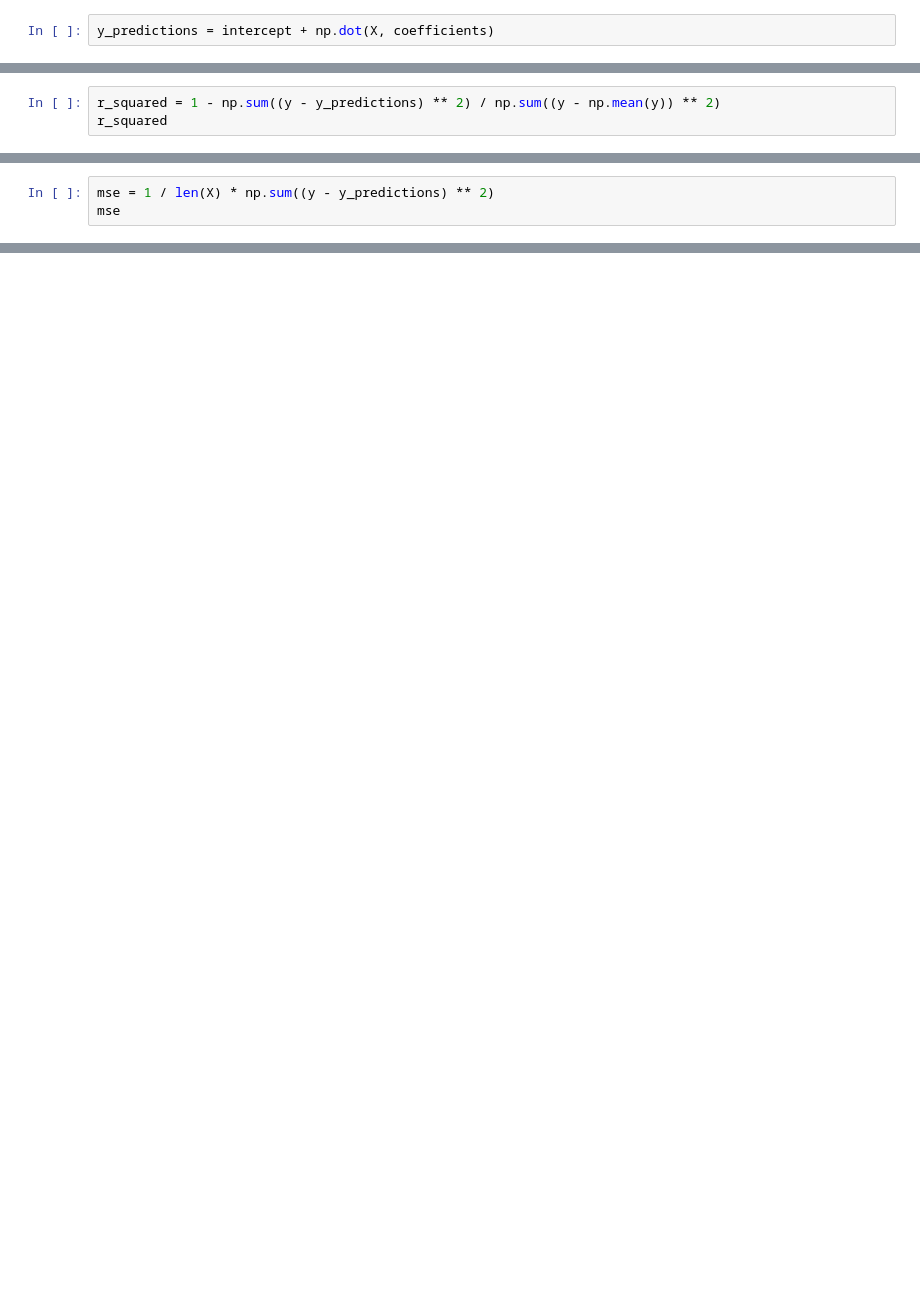
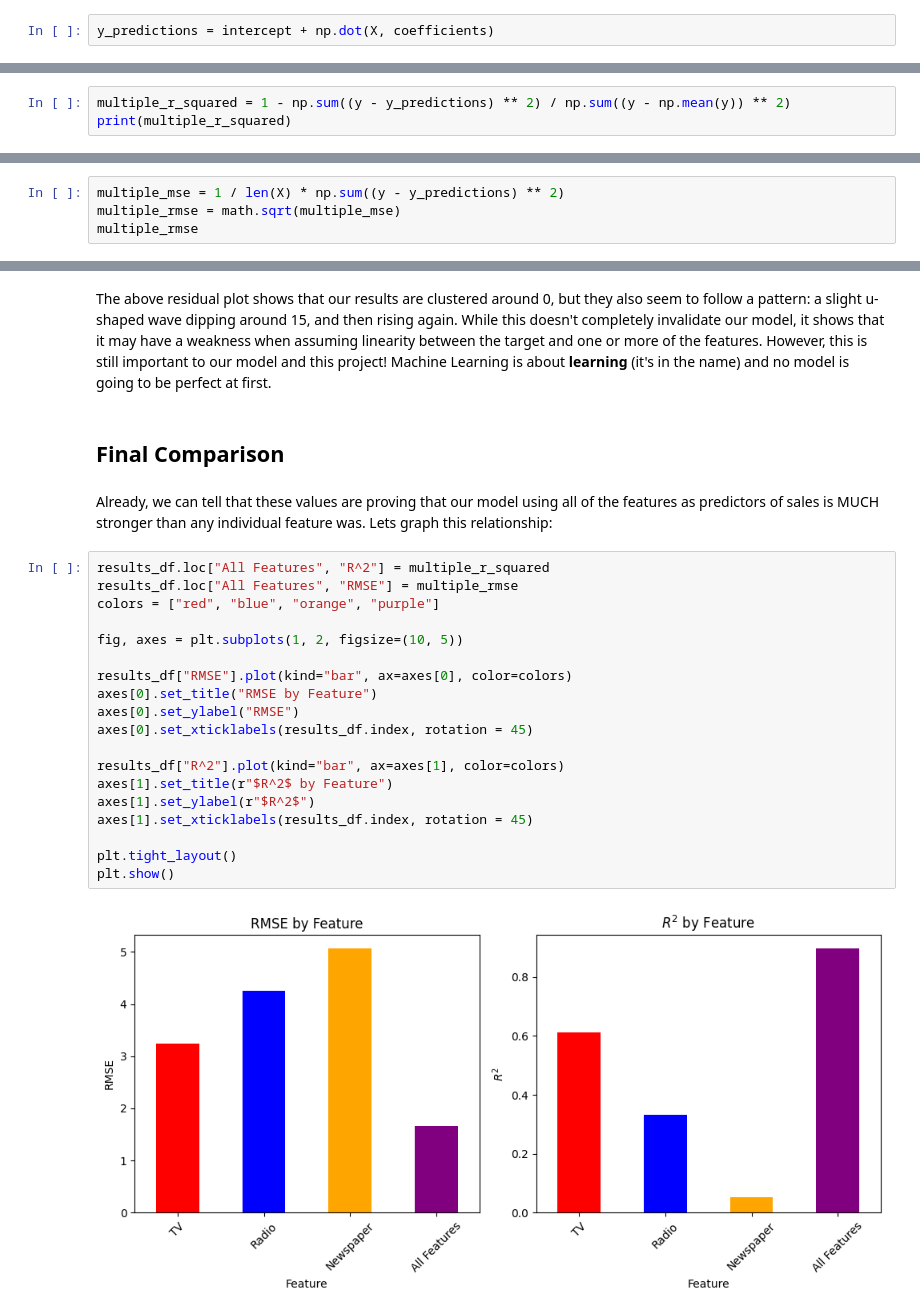
Before and after one commit to HKPAGE/Linear-Regression-Implementation, a Jupyter notebook: multiple-linear-regression.ipynb, the cells around one changed output, grey strips where cells are left out. Drawn from its saved outputs; the diff is of its cells as text; blank space fills up the shorter version.

Commit message:
Finished multiple linear regression implementation, cleaned up markdown + headings, added all LaTeX math

```diff
--- a/multiple-linear-regression.ipynb
+++ b/multiple-linear-regression.ipynb
@@ -34,4 +131,4 @@ plt.show()
 # %%
-r_squared = 1 - np.sum((y - y_predictions) ** 2) / np.sum((y - np.mean(y)) ** 2)
-r_squared
+multiple_r_squared = 1 - np.sum((y - y_predictions) ** 2) / np.sum((y - np.mean(y)) ** 2)
+print(multiple_r_squared)
 # %% [output]
@@ -41,4 +139,5 @@ np.float64(0.8972106381789522)
 # %%
-mse = 1 / len(X) * np.sum((y - y_predictions) ** 2)
-mse
+multiple_mse = 1 / len(X) * np.sum((y - y_predictions) ** 2)
+multiple_rmse = math.sqrt(multiple_mse)
+multiple_rmse
 # %% [output]
@@ -50,0 +162,27 @@ rmse
+# %% [markdown]
+The above residual plot shows that our results are clustered around 0, but they also seem to follow a pattern: a slight u-shaped wave dipping around 15, and then rising again. While this doesn't completely invalidate our model, it shows that it may have a weakness when assuming linearity between the target and one or more of the features. However, this is still important to our model and this project! Machine Learning is about <b>learning</b> (it's in the name) and no model is going to be perfect at first.
+# %% [markdown]
+## Final Comparison
+# %% [markdown]
+Already, we can tell that these values are proving that our model using all of the features as predictors of sales is MUCH stronger than any individual feature was. Lets graph this relationship:
+# %%
+results_df.loc["All Features", "R^2"] = multiple_r_squared
+results_df.loc["All Features", "RMSE"] = multiple_rmse
+colors = ["red", "blue", "orange", "purple"]
+
+fig, axes = plt.subplots(1, 2, figsize=(10, 5))
+
+results_df["RMSE"].plot(kind="bar", ax=axes[0], color=colors)
+axes[0].set_title("RMSE by Feature")
+axes[0].set_ylabel("RMSE")
+axes[0].set_xticklabels(results_df.index, rotation = 45)
+
+results_df["R^2"].plot(kind="bar", ax=axes[1], color=colors)
+axes[1].set_title(r"$R^2$ by Feature")
+axes[1].set_ylabel(r"$R^2$")
+axes[1].set_xticklabels(results_df.index, rotation = 45)
+
+plt.tight_layout()
+plt.show()
+# %% [output]
+[figure, added]
```
Also changed, not shown: parts of 33 cells of this notebook, 1 other file.
